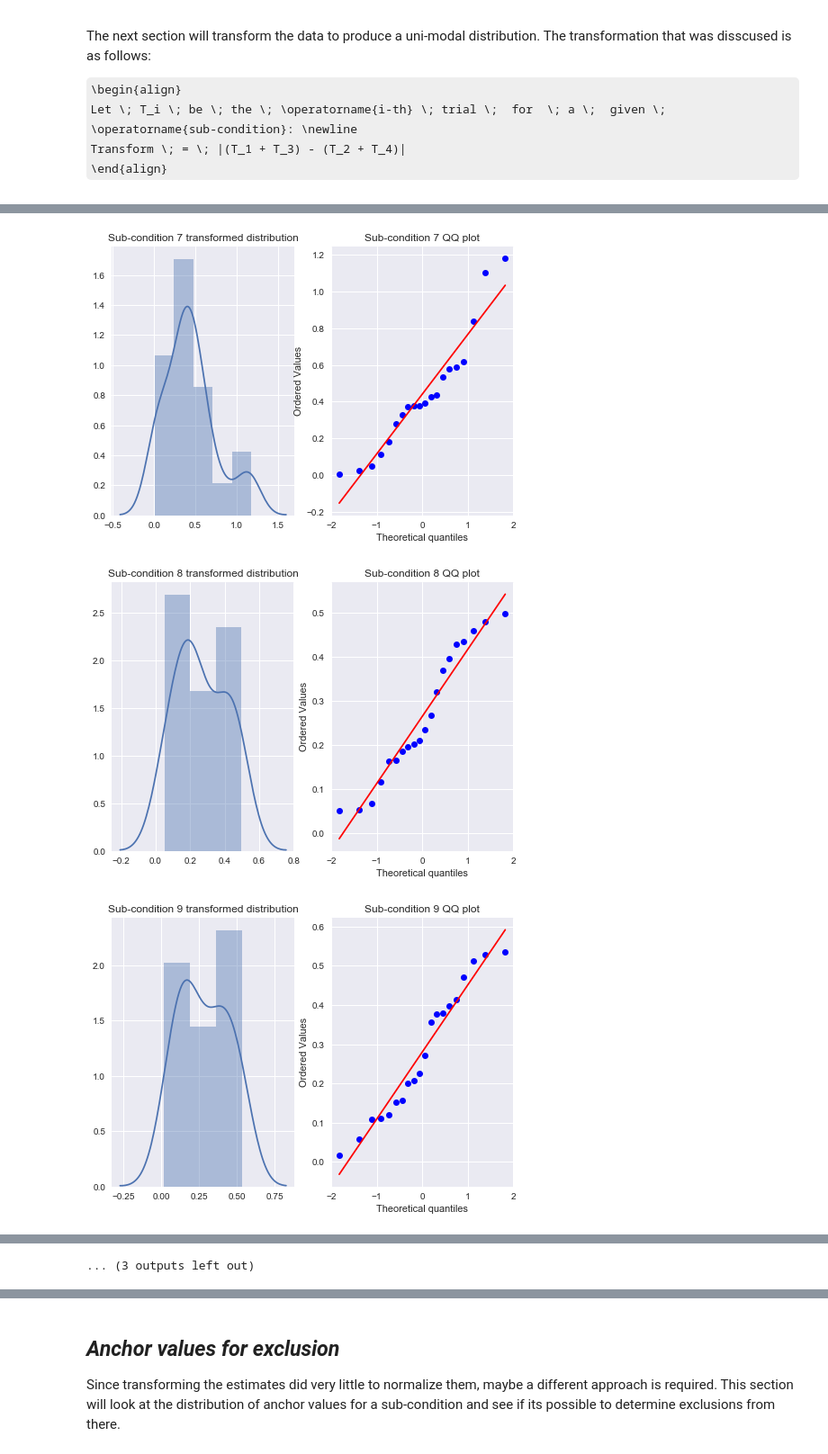
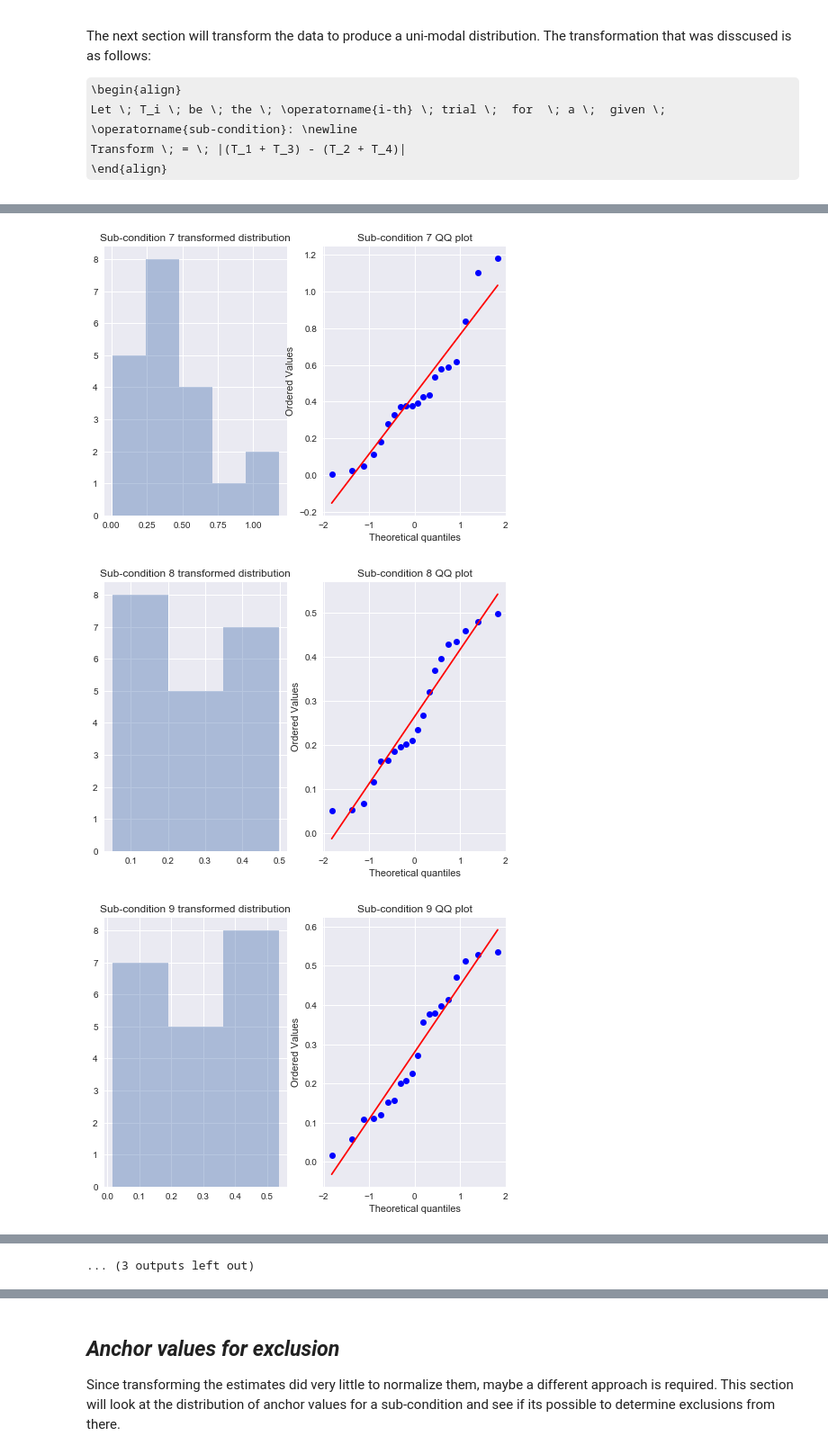
Before and after one commit to ip-jss/CorrelationAnalysis, a Jupyter notebook: Exclusion criterion .ipynb, the cells around one changed output, grey strips where cells are left out. Shown at 90% size. Cells and saved outputs as stored; diff of their text form; code cells hidden in the pictures; some formulas as TeX source.

```diff
--- a/Exclusion criterion .ipynb
+++ b/Exclusion criterion .ipynb
@@ -122,7 +122,7 @@ Transform \; = \; |(T_1 + T_3) - (T_2 + T_4)|
 # %%
 #Distribution is very bi-modal due to anchoring, lets try to make it uni-modal
 #Spencer suggested we could do the following: abs((first attempt - third attempt) + (second attempt - foruth attempt))
-def transform(sub_cond):
+def transform(sub_cond, transform):
     '''A function that combines attempts for a subcondition, in order to account for anchoring.
         The resulting distribution should be fairly normal
         @param sub_cond: subconditon that will be transformed'''
@@ -155,8 +155,9 @@ def transform(sub_cond):
         third_idx+=4
         fourth_idx+=4
 
-    #Transform
-    #uni_modal = uni_modal**(1/2)
+    uni_modal =
+
+    #return transformed data
     return uni_modal
 # %%
 #Apply transform function to every subcondition
@@ -168,7 +169,7 @@ for i in range(1,16):
     measurements = transform(sub_cond)
     #plot histogram
     plt.subplot(1,2,1)
-    sns.distplot(measurements)
+    sns.distplot(measurements, kde=False)
     plt.title("Sub-condition " + str(i) + " transformed distribution")
     #Normal QQ plot
     plt.subplot(1,2,2)
@@ -185,3 +186,3 @@ for i in range(1,16):
-[figure, old version]
+[figure, new version]
-[figure, old version]
+[figure, new version]
-[figure, old version]
+[figure, new version]
```
Also changed, not shown: parts of 3 cells of this notebook.
